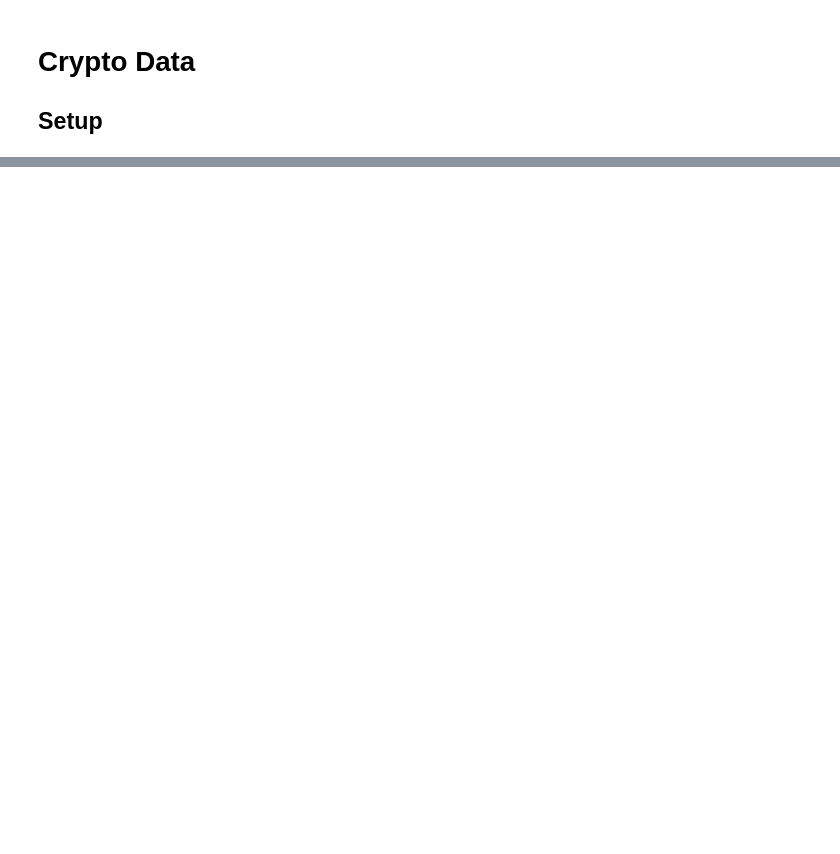
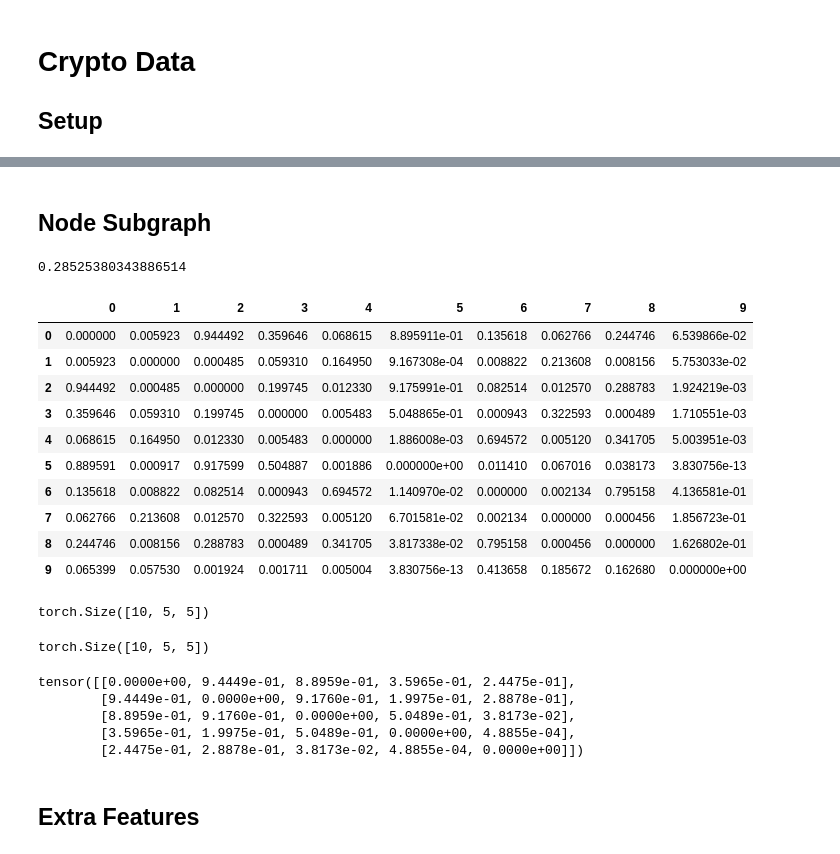
Before and after one commit to fgias/stock-price-anomaly-detection, a Jupyter notebook: crypto_data.ipynb, the cells around one changed output, grey strips where cells are left out. Cells and saved outputs as stored; diff of their text form; code cells hidden in the pictures; blank space fills up the shorter version.

```diff
--- a/crypto_data.ipynb
+++ b/crypto_data.ipynb
@@ -14,0 +109,6 @@ for ticker in tickers:
+# %%
+k = 5
+adj = pd.DataFrame([], columns=range(k))
+for i in range(dists.shape[1]):
+    adj.loc[i] = list(dists.loc[i].sort_values()[:k].index)
+adj
@@ -14,0 +129,43 @@ for ticker in tickers:
+# %% [markdown]
+## Node Subgraph
+# %%
+stdev = np.array(dists).std()
+stdev
+# %% [output]
+0.28525380343886514
+# %%
+W = np.exp(-dists**2/stdev**2)
+for i in range(len(W)):
+    W.loc[i,i] = 0
+W
+# %% [output]
+|  | 0 | 1 | 2 | 3 | 4 | 5 | 6 | 7 | 8 | 9 |
+| 0 | 0.000000 | 0.005923 | 0.944492 | 0.359646 | 0.068615 | 8.895911e-01 | 0.135618 | 0.062766 | 0.244746 | 6.539866e-02 |
+| 1 | 0.005923 | 0.000000 | 0.000485 | 0.059310 | 0.164950 | 9.167308e-04 | 0.008822 | 0.213608 | 0.008156 | 5.753033e-02 |
+| 2 | 0.944492 | 0.000485 | 0.000000 | 0.199745 | 0.012330 | 9.175991e-01 | 0.082514 | 0.012570 | 0.288783 | 1.924219e-03 |
+| 3 | 0.359646 | 0.059310 | 0.199745 | 0.000000 | 0.005483 | 5.048865e-01 | 0.000943 | 0.322593 | 0.000489 | 1.710551e-03 |
+| 4 | 0.068615 | 0.164950 | 0.012330 | 0.005483 | 0.000000 | 1.886008e-03 | 0.694572 | 0.005120 | 0.341705 | 5.003951e-03 |
+| 5 | 0.889591 | 0.000917 | 0.917599 | 0.504887 | 0.001886 | 0.000000e+00 | 0.011410 | 0.067016 | 0.038173 | 3.830756e-13 |
+| 6 | 0.135618 | 0.008822 | 0.082514 | 0.000943 | 0.694572 | 1.140970e-02 | 0.000000 | 0.002134 | 0.795158 | 4.136581e-01 |
+| 7 | 0.062766 | 0.213608 | 0.012570 | 0.322593 | 0.005120 | 6.701581e-02 | 0.002134 | 0.000000 | 0.000456 | 1.856723e-01 |
+| 8 | 0.244746 | 0.008156 | 0.288783 | 0.000489 | 0.341705 | 3.817338e-02 | 0.795158 | 0.000456 | 0.000000 | 1.626802e-01 |
+| 9 | 0.065399 | 0.057530 | 0.001924 | 0.001711 | 0.005004 | 3.830756e-13 | 0.413658 | 0.185672 | 0.162680 | 0.000000e+00 |
+# %%
+node_subgraph = torch.empty((len(tickers), k, k))
+node_subgraph.shape
+# %% [output]
+torch.Size([10, 5, 5])
+# %%
+for i in range(len(tickers)):
+    node_subgraph[i,:,:] = torch.from_numpy(W.loc[adj.loc[i], adj.loc[i]].to_numpy())
+node_subgraph.shape
+# %% [output]
+torch.Size([10, 5, 5])
+# %%
+node_subgraph[0,:,:]
+# %% [output]
+tensor([[0.0000e+00, 9.4449e-01, 8.8959e-01, 3.5965e-01, 2.4475e-01],
+        [9.4449e-01, 0.0000e+00, 9.1760e-01, 1.9975e-01, 2.8878e-01],
+        [8.8959e-01, 9.1760e-01, 0.0000e+00, 5.0489e-01, 3.8173e-02],
+        [3.5965e-01, 1.9975e-01, 5.0489e-01, 0.0000e+00, 4.8855e-04],
+        [2.4475e-01, 2.8878e-01, 3.8173e-02, 4.8855e-04, 0.0000e+00]])
@@ -14,0 +174,2 @@ for ticker in tickers:
+# %% [markdown]
+## Extra Features
```
Also changed, not shown: parts of 20 cells of this notebook.
